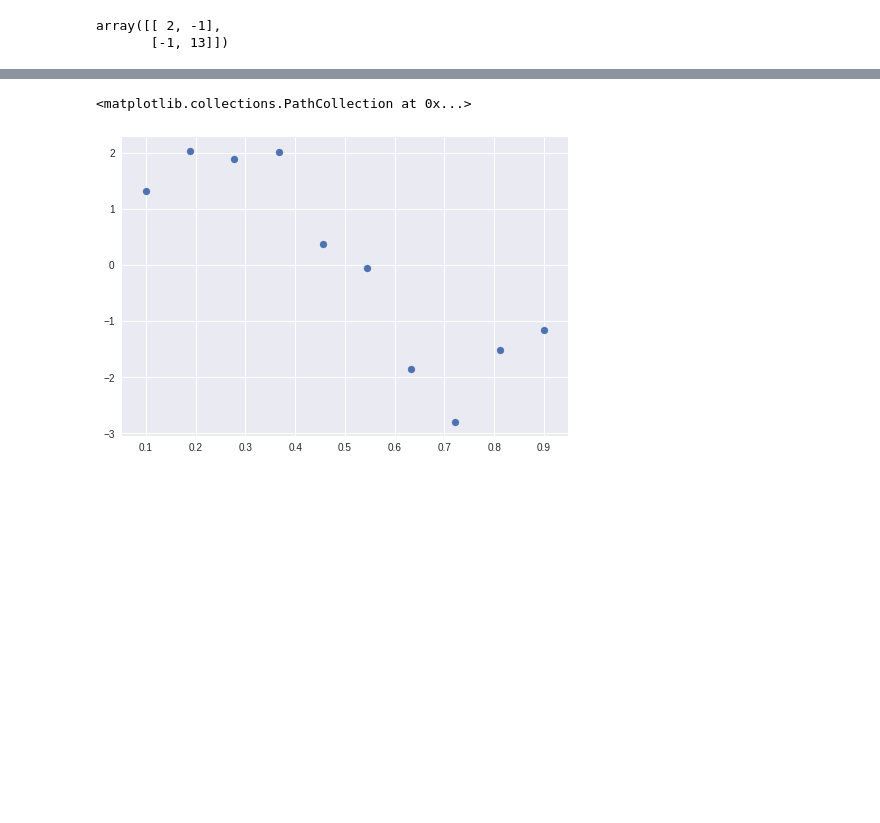
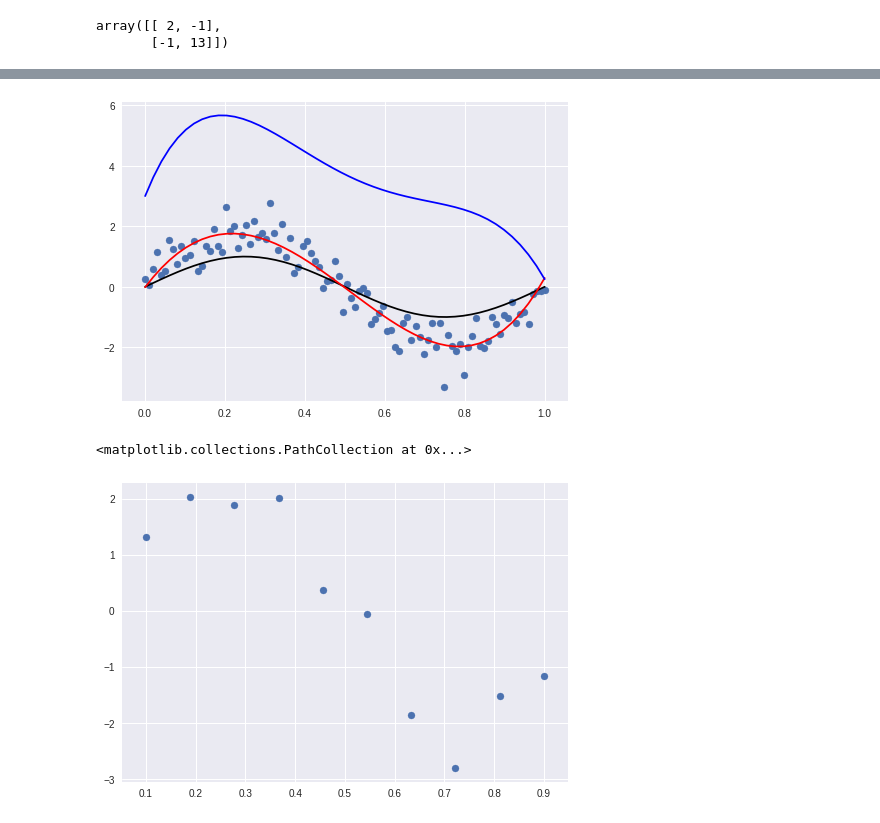
Before and after one commit to ebaranas/colab, a Jupyter notebook: regression.ipynb, the cells around one changed output, grey strips where cells are left out. Cells and saved outputs as stored; diff of their text form; code cells hidden in the pictures; blank space fills up the shorter version.

```diff
--- a/regression.ipynb
+++ b/regression.ipynb
@@ -58,3 +78,7 @@ def plot_model(N, M):
+# %%
+plot_model(100, 5, 0, 1)
+# %% [output]
+[figure, added]
 # %%
 
 num_data = 10
```
Also changed, not shown: parts of 3 cells of this notebook.
